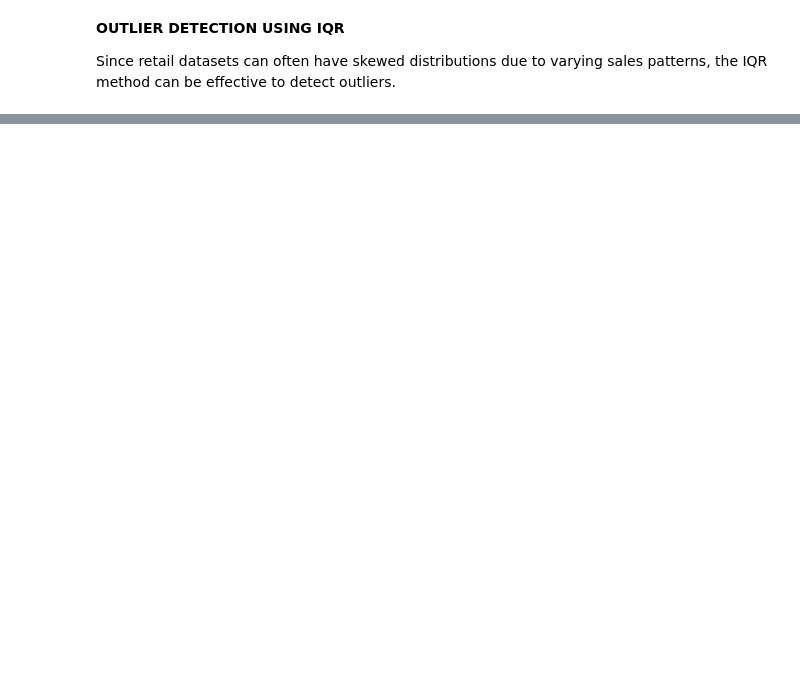
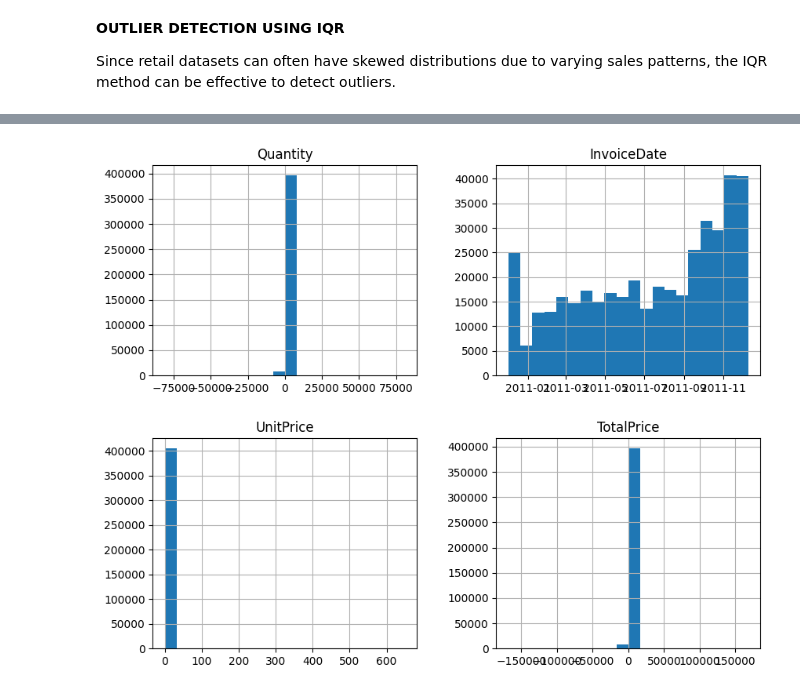
Before and after one commit to AnchalSharma02/Data-Science, a Jupyter notebook: Retail_Dataset_Analysis.ipynb, the cells around one changed output, grey strips where cells are left out. Cells and saved outputs as stored; diff of their text form; code cells hidden in the pictures; blank space fills up the shorter version.

```diff
--- a/Retail_Dataset_Analysis.ipynb
+++ b/Retail_Dataset_Analysis.ipynb
@@ -385,0 +422,5 @@ data.describe()
+# %%
+dataset3.hist(figsize=(10, 8), bins=20)
+plt.show()
+# %% [output]
+[figure, added]
```
Also changed, not shown: parts of 128 cells of this notebook, 2 other files.
